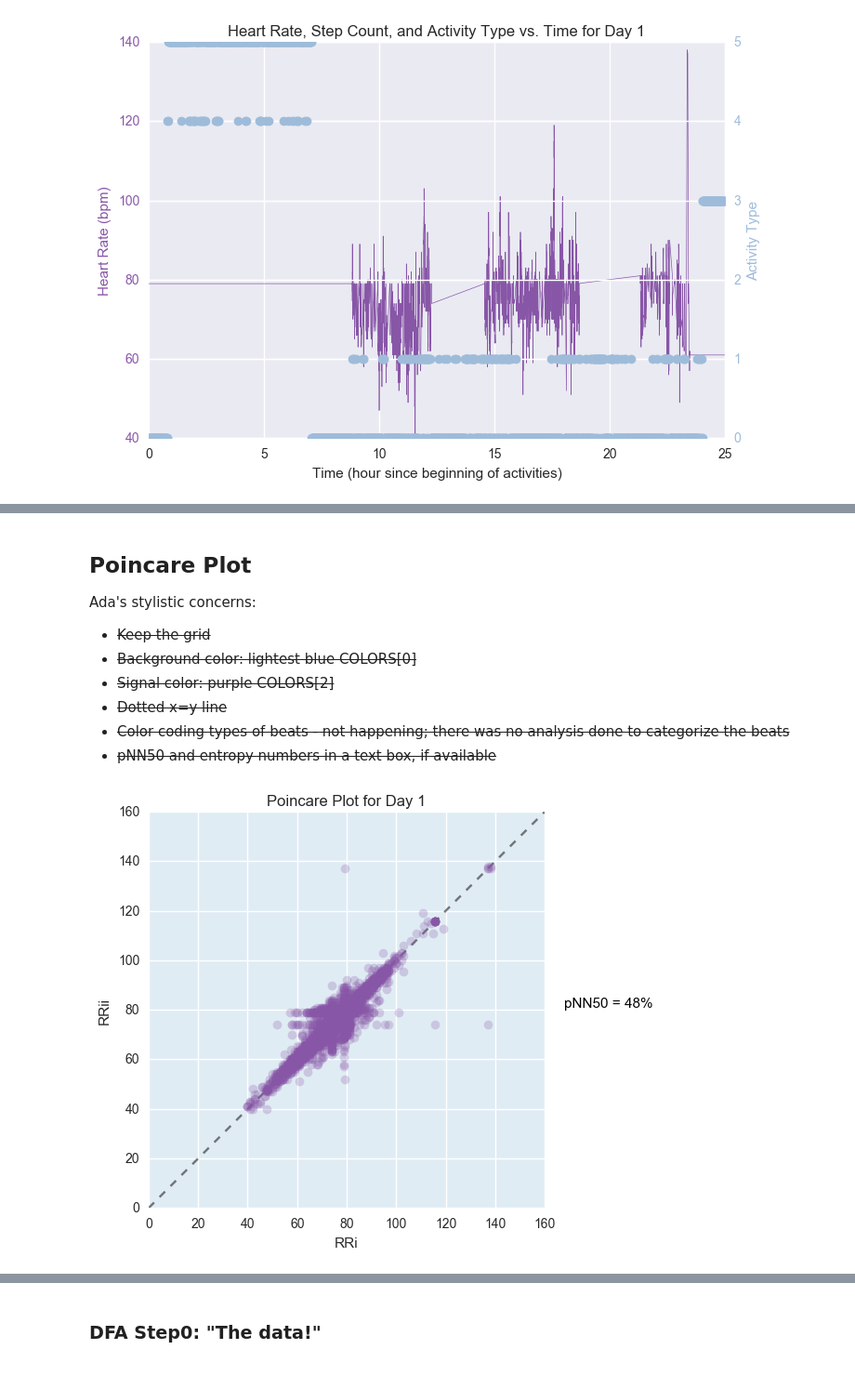
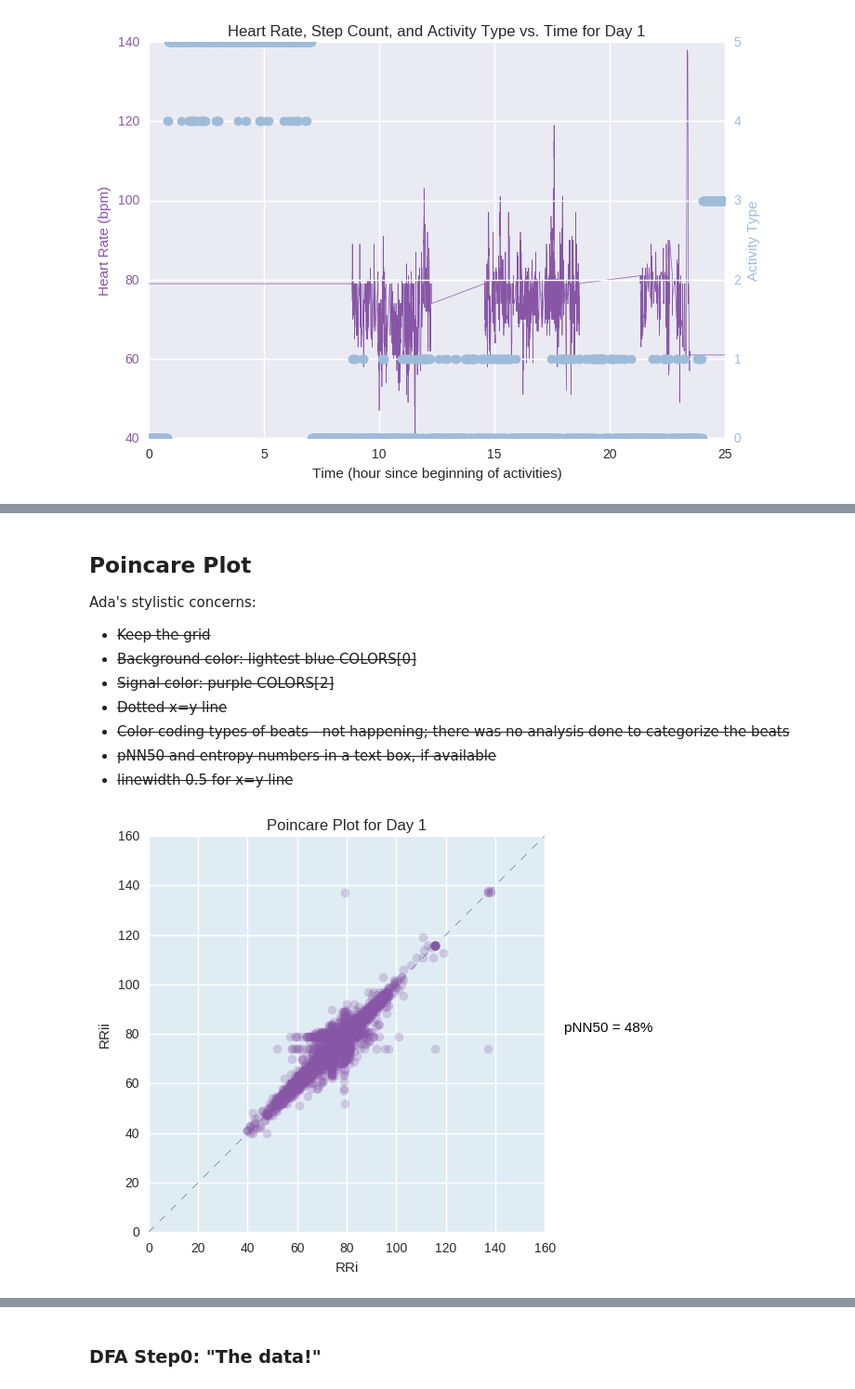
Before and after one commit to terrrychan/PHS-Project, a Jupyter notebook: Visualizations.ipynb, the cells around one changed output, grey strips where cells are left out. Shown: that part at 93% size. Cells and saved outputs as stored; diff of their text form; code cells hidden in the pictures.

```diff
--- a/Visualizations.ipynb
+++ b/Visualizations.ipynb
@@ -43,11 +47,11 @@ YEQUALSXALPHA = 0.5
 YEQUALSXCOLOR = 'k'
 YEQUALSXLINESTYLE = '--'
 # %%
-def place_text(x, y, text, axes, specific_fontsize=11):
+def place_text(x, y, text, axes, specific_fontsize=11, specific_color='k'):
     axes.text(x, y, text,
               verticalalignment='bottom', horizontalalignment='left',
               transform=axes.transAxes,
-              color='k', fontsize=specific_fontsize)
+              color=specific_color, fontsize=specific_fontsize)
     return
 # %%
 data = pd.read_csv('day1_v3transpose.csv')
@@ -181,32 +203,34 @@ Ada's stylistic concerns:
 - ~~Dotted x=y line~~
 - ~~Color coding types of beats - not happening; there was no analysis done to categorize the beats~~
 - ~~pNN50 and entropy numbers in a text box, if available~~
+- ~~linewidth 0.5 for x=y line~~
 # %%
 plt.plot(np.arange(0, 160, 0.05),
          np.arange(0, 160, 0.05),
-         linestyle=YEQUALSXLINESTYLE, alpha=YEQUALSXALPHA, color=YEQUALSXCOLOR)
+         linestyle=YEQUALSXLINESTYLE, color=YEQUALSXCOLOR, alpha=YEQUALSXALPHA, linewidth=LINEWIDTH)
 
 plt.plot(data['RRi'],
          data['RRii'],
          'o', alpha=POINCAREALPHA, color=POINCARECOLOR)
 
 pNN50 = data['pNN50'][2]
 
 axes = plt.gca()
 axes.set_xlim([0, 160])
 axes.set_ylim([0, 160])
 axes.set_aspect('equal', adjustable='box')
 axes.set_axis_bgcolor(BGCOLOR)
 place_text(1.05, 0.5, 'pNN50 = ' + str(pNN50)[2:4] + '%', axes)
 
 plt.xlabel('RRi')
 plt.ylabel('RRii')
 plt.title('Poincare Plot for Day 1')
 
 plt.savefig('day1_PoincarePlot.png', format='png')
+# plt.savefig('day1_PoincarePlot.pdf', format='pdf')
 plt.show()
 # %% [output]
-[figure, old version]
+[figure, new version]
 # %% [markdown]
 ## Detrended Fluctuation Analysis
 
```
Also changed, not shown: parts of 10 cells of this notebook, 10 other files.
